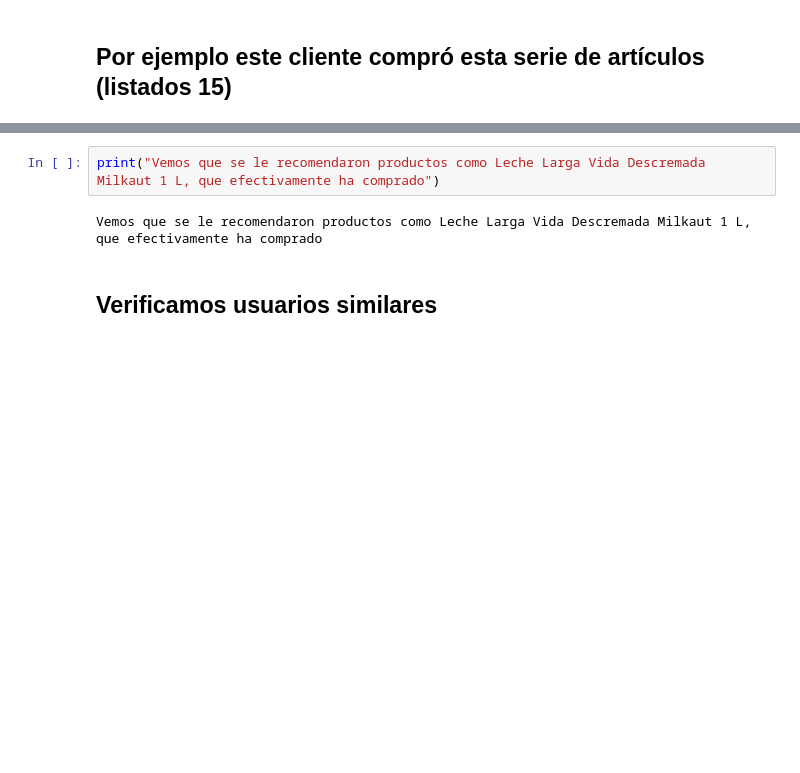
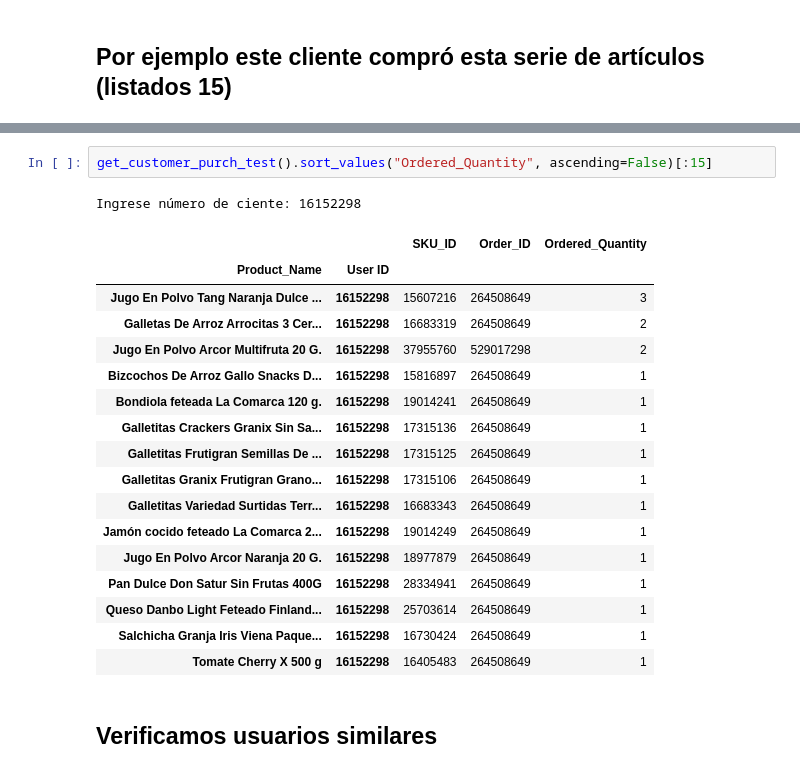
Before and after one commit to Properati-Analysis/-TP3, a Jupyter notebook: TP3.ipynb, the cells around one changed output, grey strips where cells are left out. Saved outputs shown, nothing was run; the diff lists cells and outputs as text; blank space fills up the shorter version.

```diff
--- a/TP3.ipynb
+++ b/TP3.ipynb
@@ -726,7 +732,24 @@ Galletitas Macucas Chocolate Relleno De Vainilla 123 G.  con un  10.37 %  de pro
-# %%
-print("Vemos que se le recomendaron productos como Leche Larga Vida Descremada Milkaut 1 L, que efectivamente ha comprado")
-# %% [output]
-Vemos que se le recomendaron productos como Leche Larga Vida Descremada Milkaut 1 L, que efectivamente ha comprado
+# %%
+get_customer_purch_test().sort_values("Ordered_Quantity", ascending=False)[:15]
+# %% [output]
+Ingrese número de ciente: 16152298
+|  |  | SKU_ID | Order_ID | Ordered_Quantity |
+| Product_Name | User ID |  |  |  |
+| Jugo En Polvo Tang Naranja Dulce ... | 16152298 | 15607216 | 264508649 | 3 |
+| Galletas De Arroz Arrocitas 3 Cer... | 16152298 | 16683319 | 264508649 | 2 |
+| Jugo En Polvo Arcor Multifruta 20 G. | 16152298 | 37955760 | 529017298 | 2 |
+| Bizcochos De Arroz Gallo Snacks D... | 16152298 | 15816897 | 264508649 | 1 |
+| Bondiola feteada La Comarca 120 g. | 16152298 | 19014241 | 264508649 | 1 |
+| Galletitas Crackers Granix Sin Sa... | 16152298 | 17315136 | 264508649 | 1 |
+| Galletitas Frutigran Semillas De ... | 16152298 | 17315125 | 264508649 | 1 |
+| Galletitas Granix Frutigran Grano... | 16152298 | 17315106 | 264508649 | 1 |
+| Galletitas Variedad Surtidas Terr... | 16152298 | 16683343 | 264508649 | 1 |
+| Jamón cocido feteado La Comarca 2... | 16152298 | 19014249 | 264508649 | 1 |
+| Jugo En Polvo Arcor Naranja 20 G. | 16152298 | 18977879 | 264508649 | 1 |
+| Pan Dulce Don Satur Sin Frutas 400G | 16152298 | 28334941 | 264508649 | 1 |
+| Queso Danbo Light Feteado Finland... | 16152298 | 25703614 | 264508649 | 1 |
+| Salchicha Granja Iris Viena Paque... | 16152298 | 16730424 | 264508649 | 1 |
+| Tomate Cherry X 500 g | 16152298 | 16405483 | 264508649 | 1 |
 # %% [markdown]
 ## Verificamos usuarios similares
 # %%
```
Also changed, not shown: parts of 25 cells of this notebook, 2 other files.
